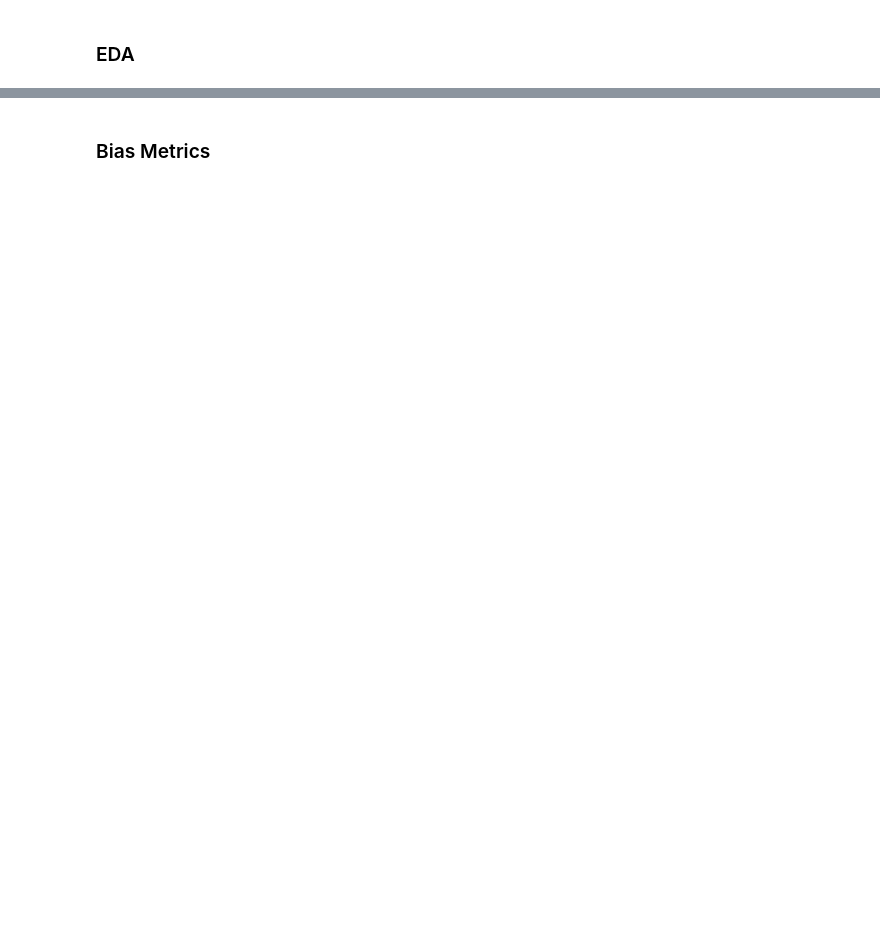
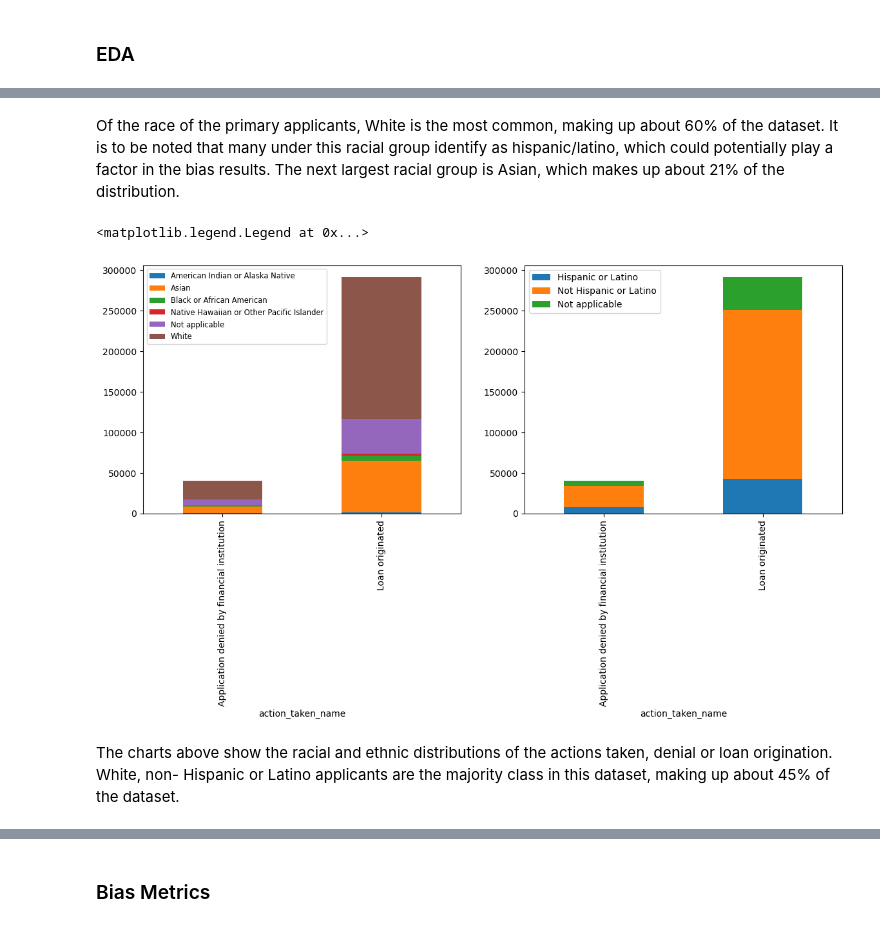
Before and after one commit to 474benchen/bias_aware_gridsearchCV, a Jupyter notebook: mortgage_example/mortgage_example.ipynb, the cells around one changed output, grey strips where cells are left out. Saved outputs shown, nothing was run; the diff lists cells and outputs as text; code cells hidden in the pictures; blank space fills up the shorter version.

```diff
--- a/mortgage_example/mortgage_example.ipynb
+++ b/mortgage_example/mortgage_example.ipynb
@@ -93,0 +113,18 @@ Text(0.5, 1.0, 'Proportion of Sex')
+# %% [markdown]
+Of the race of the primary applicants, White is the most common, making up about 60% of the dataset. It is to be noted that many under this racial group identify as hispanic/latino, which could potentially play a factor in the bias results. The next largest racial group is Asian, which makes up about 21% of the distribution.
+# %%
+action_by_race = prim_df.groupby(['action_taken_name', 'applicant_race_name_1'])['action_taken'].count()
+action_by_eth = prim_df.groupby(['action_taken_name', 'applicant_ethnicity_name'])['action_taken'].count()
+
+fig, (ax1, ax2) = plt.subplots(1, 2, figsize=(14, 5))
+
+action_by_race.unstack().plot(kind='bar', stacked=True, ax=ax1)
+ax1.legend(fontsize = 'small')
+
+action_by_eth.unstack().plot(kind='bar', stacked=True, ax=ax2)
+ax2.legend(fontsize = 'medium')
+# %% [output]
+<matplotlib.legend.Legend at 0x...>
+[figure, added]
+# %% [markdown]
+The charts above show the racial and ethnic distributions of the actions taken, denial or loan origination. White, non- Hispanic or Latino applicants are the majority class in this dataset, making up about 45% of the dataset.
```
Also changed, not shown: parts of 35 cells of this notebook, 1 other file.
